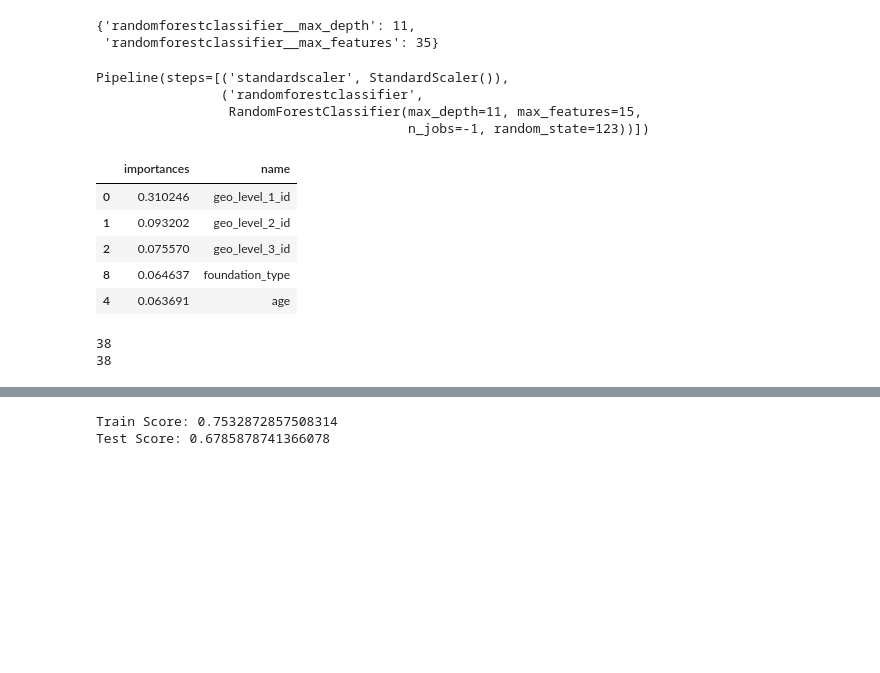
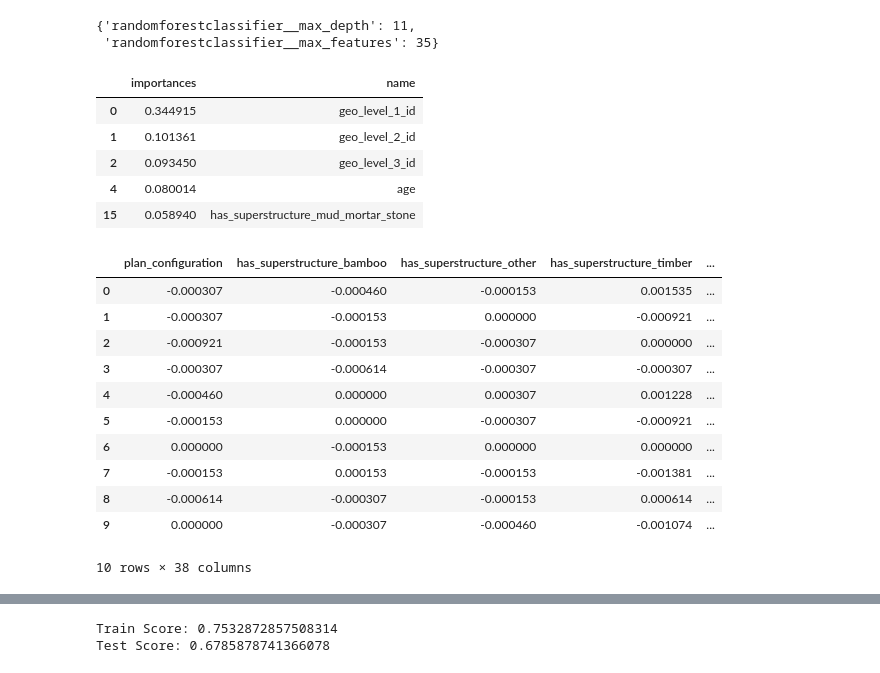
Before and after one commit to vleong1/modeling_earthquake_damage, a Jupyter notebook: veronica_le_all_cols.ipynb, the cells around one changed output, grey strips where cells are left out. Cells and saved outputs as stored; diff of their text form; code cells hidden in the pictures; blank space fills up the shorter version.

```diff
--- a/veronica_le_all_cols.ipynb
+++ b/veronica_le_all_cols.ipynb
@@ -97,32 +98,16 @@ Train Score: 0.7793809158352519
 Test Score: 0.688871834228703
 {'randomforestclassifier__max_depth': 11,
  'randomforestclassifier__max_features': 35}
-# %%
-# grab feature importances
-
-pipe_forest_fi = make_pipeline(StandardScaler(), RandomForestClassifier(n_jobs = -1, random_state = 123, max_depth = 11, max_features = 15))
-pipe_forest_fi.fit(X_train, y_train)
-# %% [output]
-Pipeline(steps=[('standardscaler', StandardScaler()),
-                ('randomforestclassifier',
-                 RandomForestClassifier(max_depth=11, max_features=15,
-                                        n_jobs=-1, random_state=123))])
 # %%
-forest_fi_df = pd.DataFrame({'importances': pipe_forest_fi.named_steps['randomforestclassifier'].feature_importances_,
+# grab feature importances -- CONSOLIDATED
+
+forest_fi_df = pd.DataFrame({'importances': grid_forest.best_estimator_.named_steps['randomforestclassifier'].feature_importances_,
                              'name': X_train.columns}).sort_values('importances', ascending = False)
 forest_fi_df[:5]
 # %% [output]
 |  | importances | name |
-| 0 | 0.310246 | geo_level_1_id |
-| 1 | 0.093202 | geo_level_2_id |
-| 2 | 0.075570 | geo_level_3_id |
-| 8 | 0.064637 | foundation_type |
-| 4 | 0.063691 | age |
+| 0 | 0.344915 | geo_level_1_id |
+| 1 | 0.101361 | geo_level_2_id |
+| 2 | 0.093450 | geo_level_3_id |
+| 4 | 0.080014 | age |
+| 15 | 0.058940 | has_superstructure_mud_mortar_stone |
-# %%
-# test to ensure X_train.columns + feature_importances are same length
-
-print(len(X_train.columns))
-print(len(pipe_forest_fi.named_steps['randomforestclassifier'].feature_importances_))
-# %% [output]
-38
-38
@@ -128,0 +123,15 @@ print(len(pipe_forest_fi.named_steps['randomforestclassifier'].feature_importanc
+# %%
+imp_df
+# %% [output]
+|  | plan_configuration | has_superstructure_bamboo | has_superstructure_other | has_superstructure_timber | ... |
+| 0 | -0.000307 | -0.000460 | -0.000153 | 0.001535 | ... |
+| 1 | -0.000307 | -0.000153 | 0.000000 | -0.000921 | ... |
+| 2 | -0.000921 | -0.000153 | -0.000307 | 0.000000 | ... |
+| 3 | -0.000307 | -0.000614 | -0.000307 | -0.000307 | ... |
+| 4 | -0.000460 | 0.000000 | 0.000307 | 0.001228 | ... |
+| 5 | -0.000153 | 0.000000 | -0.000307 | -0.000921 | ... |
+| 6 | 0.000000 | -0.000153 | 0.000000 | 0.000000 | ... |
+| 7 | -0.000153 | 0.000153 | -0.000153 | -0.001381 | ... |
+| 8 | -0.000614 | -0.000307 | -0.000153 | 0.000614 | ... |
+| 9 | 0.000000 | -0.000307 | -0.000460 | -0.001074 | ... |
+10 rows × 38 columns
```
Also changed, not shown: parts of 21 cells of this notebook, 3 other files.
